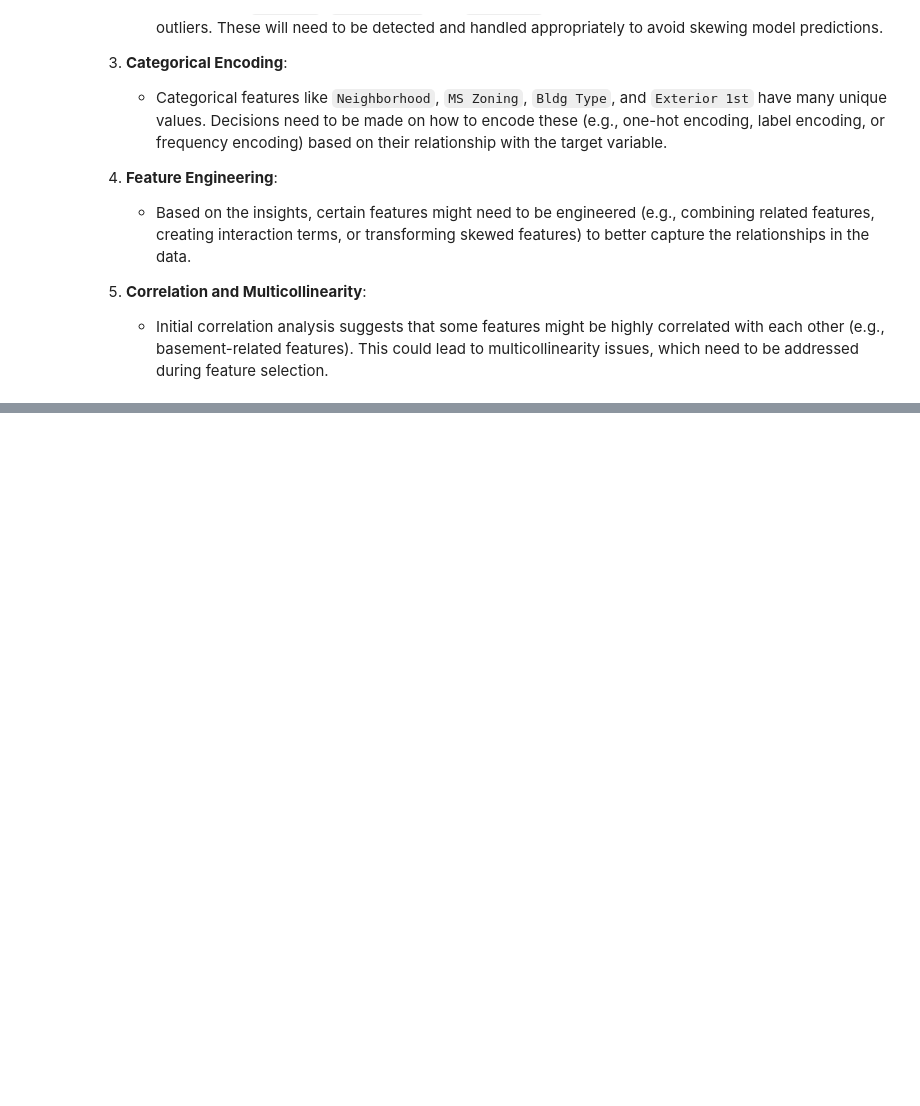
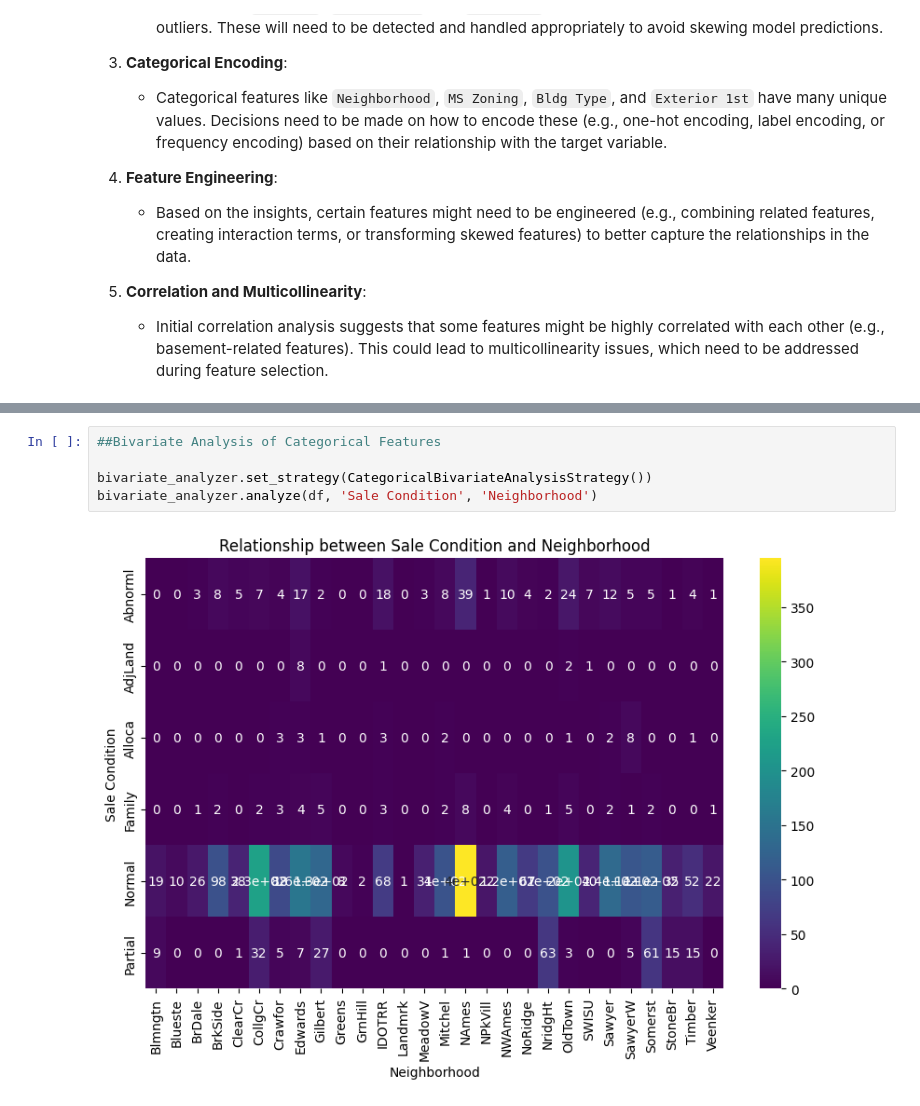
Before and after one commit to dhananjay6561/InsightFlow, a Jupyter notebook: analysis/EDA.ipynb, the cells around one changed output, grey strips where cells are left out. Saved outputs shown, nothing was run; the diff lists cells and outputs as text; blank space fills up the shorter version.

```diff
--- a/analysis/EDA.ipynb
+++ b/analysis/EDA.ipynb
@@ -111,0 +186,7 @@ univariate_analyzer.analyze(df, 'Neighborhood')
+# %%
+##Bivariate Analysis of Categorical Features
+
+bivariate_analyzer.set_strategy(CategoricalBivariateAnalysisStrategy())
+bivariate_analyzer.analyze(df, 'Sale Condition', 'Neighborhood')
+# %% [output]
+[figure, added]
```
Also changed, not shown: parts of 8 cells of this notebook.
